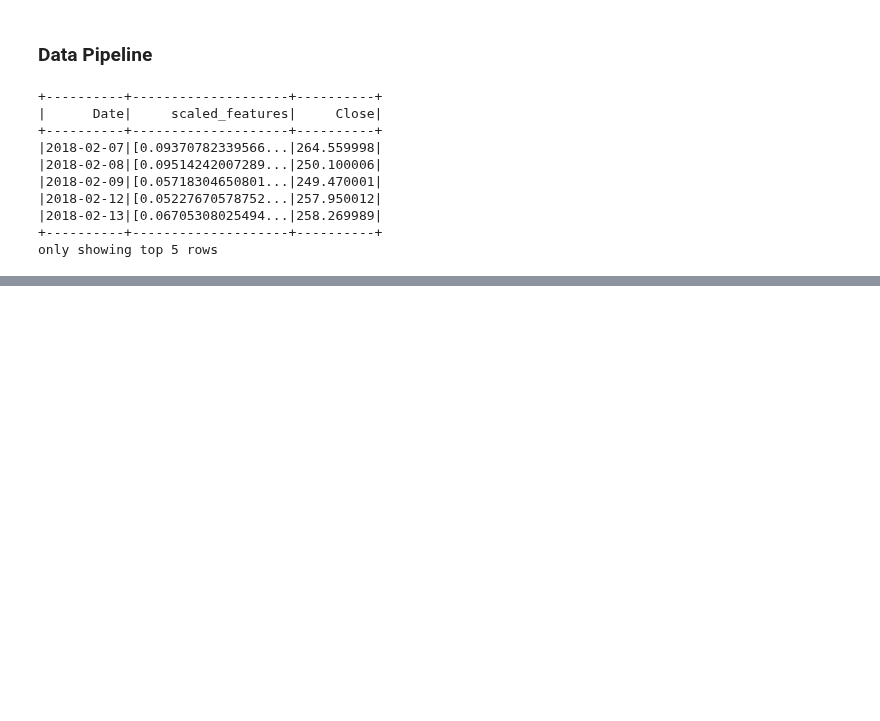
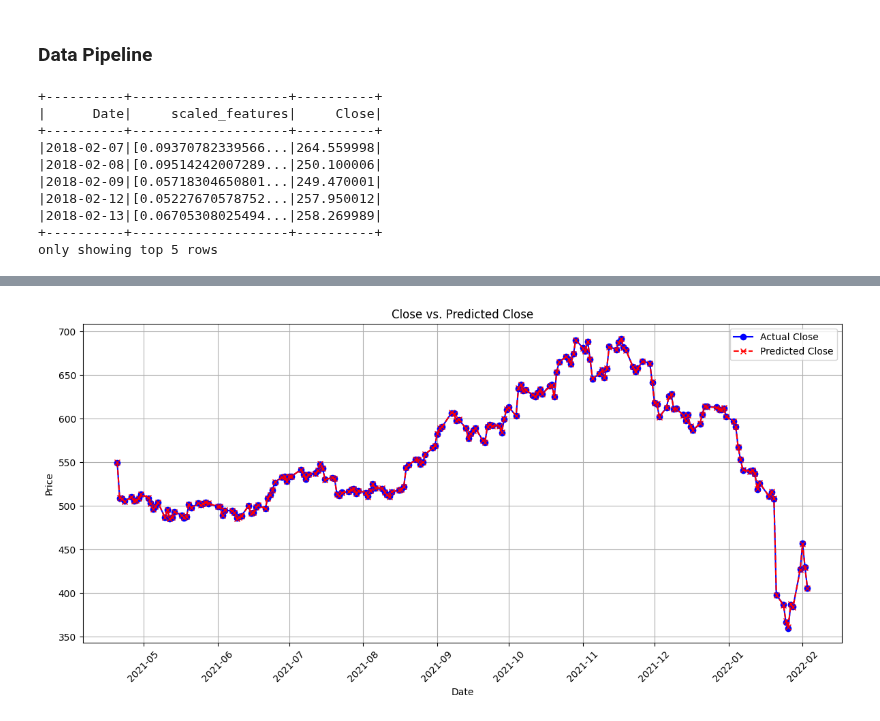
Before and after one commit to 23092003e/Stock-Price-Forecasting-System-Using-Apache-Spark, a Jupyter notebook: src.ipynb, the cells around one changed output, grey strips where cells are left out. Saved outputs shown, nothing was run; the diff lists cells and outputs as text; code cells hidden in the pictures; blank space fills up the shorter version.

```diff
--- a/src.ipynb
+++ b/src.ipynb
@@ -522,7 +534,7 @@ pipeline = Pipeline(stages=[assembler, scaler])
 # transform data
 transformer = pipeline.fit(train_df)
 train_set = transformer.transform(train_df).select("Date",'scaled_features', 'Close')
-test_set = transformer.transform(train_df).select('Date','scaled_features', 'Close')
+test_set = transformer.transform(test_df).select('Date','scaled_features', 'Close')
 
 train_set.show(5)
 # %% [output]
@@ -578,0 +619,3 @@ arima_spark_df = spark.createDataFrame(arima_df)
+# %%
+predictions = test_set.join(prediction_test.select("Date","prediction"), on="Date", how="left")
+predictions.show(5)
@@ -578,0 +633,3 @@ arima_spark_df = spark.createDataFrame(arima_df)
+# %%
+predictions = predictions.toPandas()
+predictions.head(5)
@@ -578,0 +643,37 @@ arima_spark_df = spark.createDataFrame(arima_df)
+# %%
+import pandas as pd
+import matplotlib.pyplot as plt
+
+def plot_close_vs_prediction_matplotlib(df, date_col='Date',
+                                        close_col='Close',
+                                        pred_col='prediction'):
+
+    df[date_col] = pd.to_datetime(df[date_col])
+
+    df.sort_values(date_col, inplace=True)
+
+    plt.figure(figsize=(12, 6))
+
+    plt.plot(df[date_col], df[close_col],
+             label='Actual Close',
+             color='blue',
+             marker='o',
+             linestyle='-')
+
+    plt.plot(df[date_col], df[pred_col],
+             label='Predicted Close',
+             color='red',
+             marker='x',
+             linestyle='--')
+    plt.xlabel('Date')
+    plt.ylabel('Price')
+    plt.title('Close vs. Predicted Close')
+    plt.legend()
+    plt.xticks(rotation=45)
+    plt.grid(True)
+    plt.tight_layout()
+    plt.show()
+# %%
+plot_close_vs_prediction_matplotlib(predictions)
+# %% [output]
+[figure, added]
```
Also changed, not shown: parts of 14 cells of this notebook, 2 other files.
